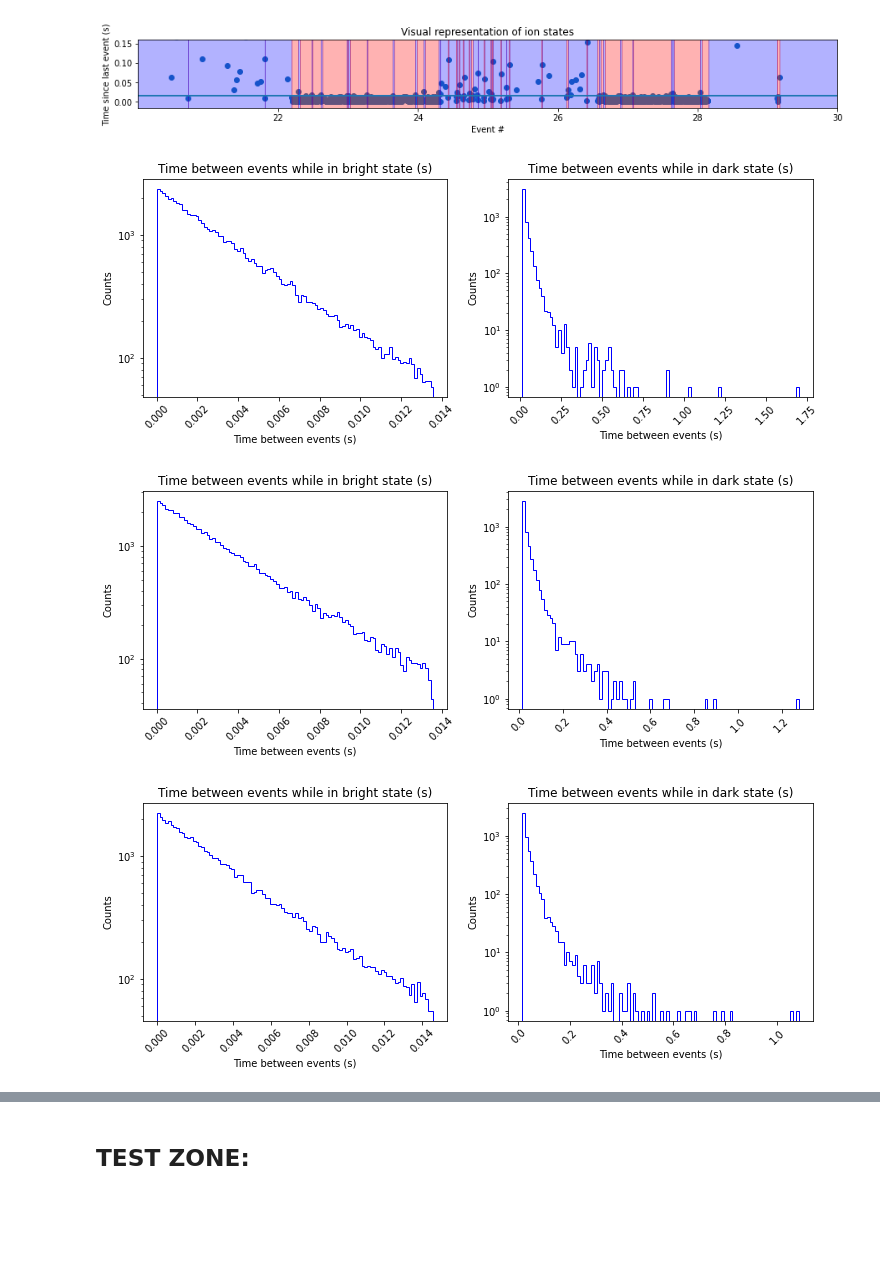
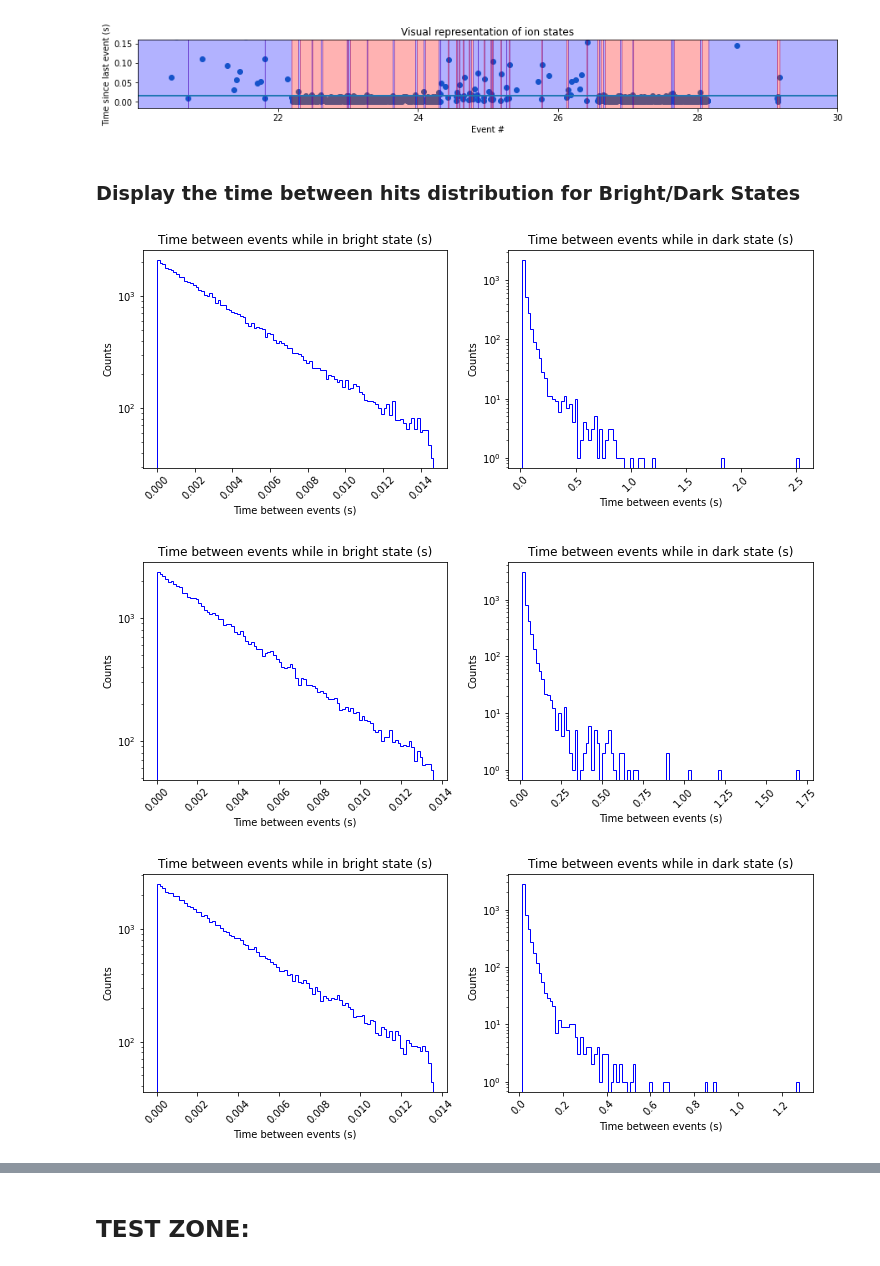
Before and after one commit to UW-ion-trap-group/Trapped_Ion_Tpx3Cam_Analysis, a Jupyter notebook: Tpx3Cam_Projects/Superradiance/Jumps_Data_Analysis.ipynb, the cells around one changed output, grey strips where cells are left out. Saved outputs shown, nothing was run; the diff lists cells and outputs as text; code cells hidden in the pictures; blank space fills up the shorter version.

```diff
--- a/Tpx3Cam_Projects/Superradiance/Jumps_Data_Analysis.ipynb
+++ b/Tpx3Cam_Projects/Superradiance/Jumps_Data_Analysis.ipynb
@@ -144,12 +146,15 @@ ion_6.visRange(start, duration)
 [figure]
 [figure]
 [figure]
+# %% [markdown]
+### Display the time between hits distribution for Bright/Dark States
 # %%
-### ion_1.stateHistograms()
+# No option
+ion_1.stateHistograms()
 ion_2.stateHistograms()
 ion_3.stateHistograms()
 ion_4.stateHistograms()
 # %% [output]
-[figure, old version]
+[figure, new version]
-[figure, old version]
+[figure, new version]
-[figure, old version]
+[figure, new version]
```
Also changed, not shown: parts of 17 cells of this notebook, 2 other files.
